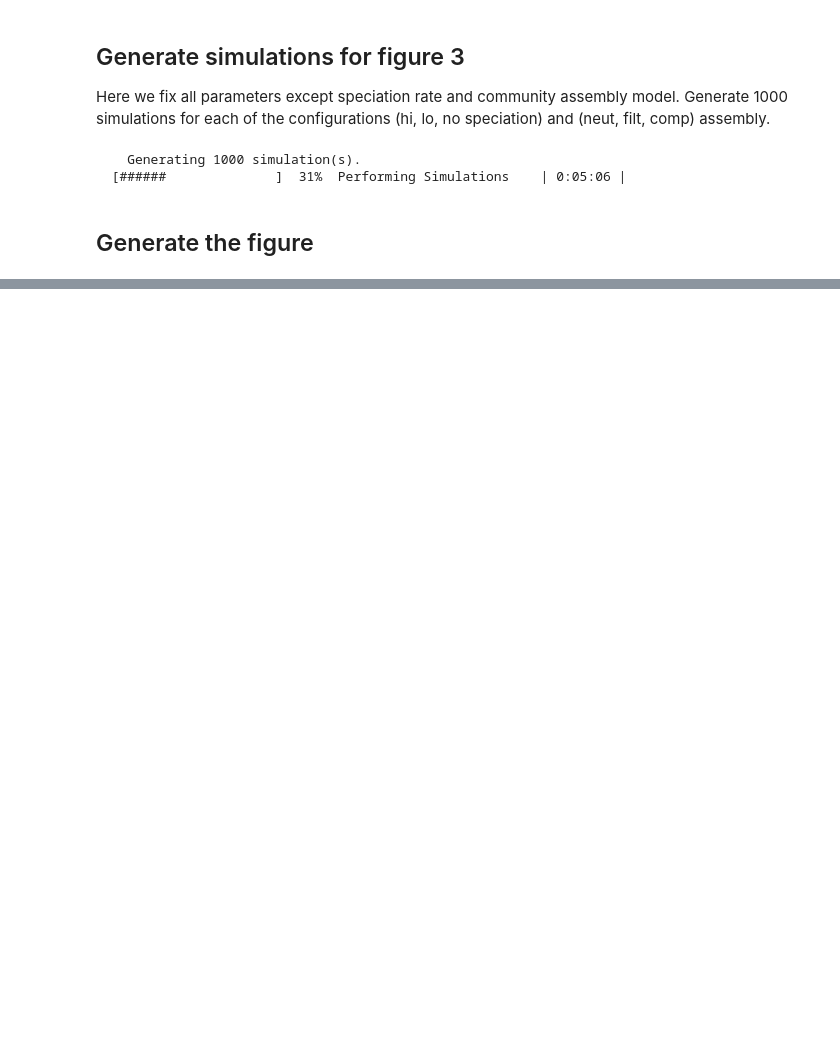
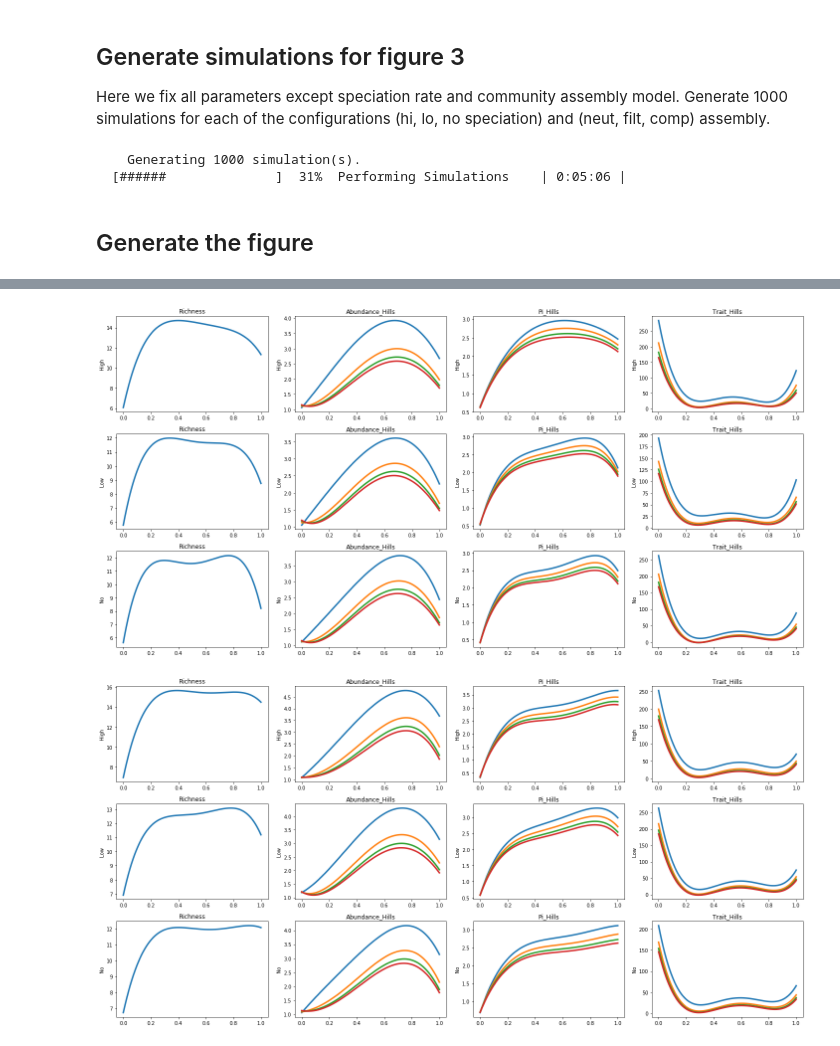
Before and after one commit to messDiv/MESS, a Jupyter notebook: jupyter-notebooks/plotting/Figure3-SumstatsThroughTime.ipynb, the cells around one changed output, grey strips where cells are left out. Saved outputs shown, nothing was run; the diff lists cells and outputs as text; code cells hidden in the pictures; blank space fills up the shorter version.

```diff
--- a/jupyter-notebooks/plotting/Figure3-SumstatsThroughTime.ipynb
+++ b/jupyter-notebooks/plotting/Figure3-SumstatsThroughTime.ipynb
@@ -85,0 +113,8 @@ plt.scatter(sim_df["_lambda"], sim_df["abund_h1"])
+# %%
+filt_sims = non_neutral_df.loc[non_neutral_df["community_assembly_model"] == "filtering"]
+comp_sims = non_neutral_df.loc[non_neutral_df["community_assembly_model"] == "competition"]
+plot_sumstats_through_time(filt_sims, scatter=False, normalize_hills=False)
+plot_sumstats_through_time(comp_sims, scatter=False, normalize_hills=False)
+# %% [output]
+[figure, added]
+[figure, added]
```
Also changed, not shown: parts of 14 cells of this notebook.
